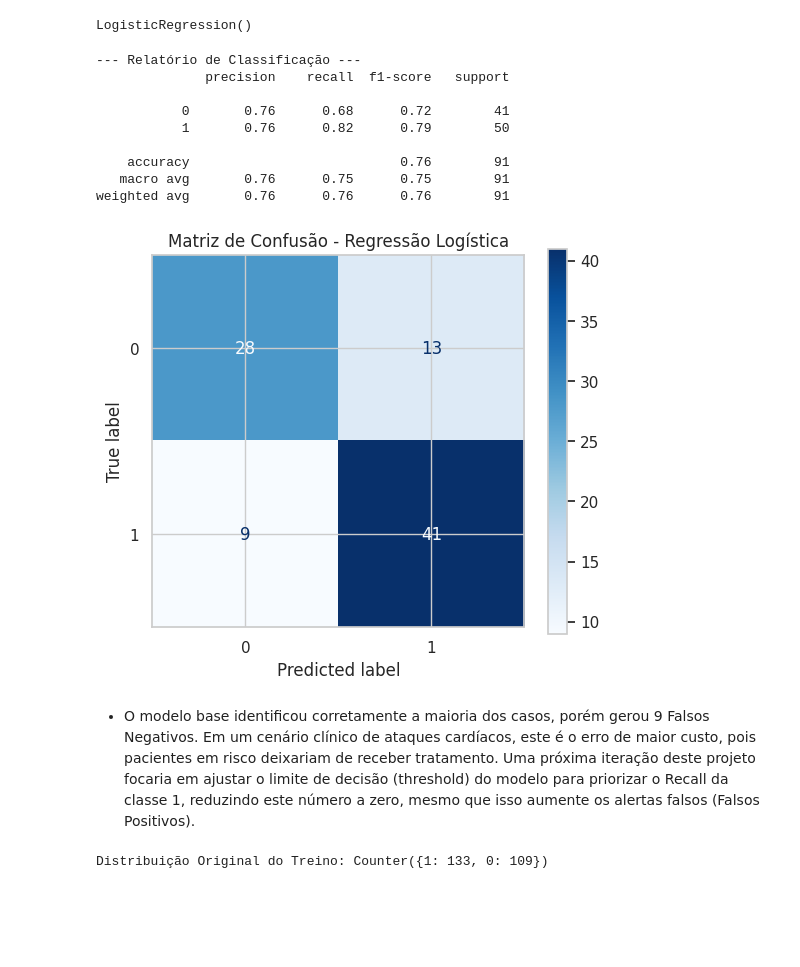
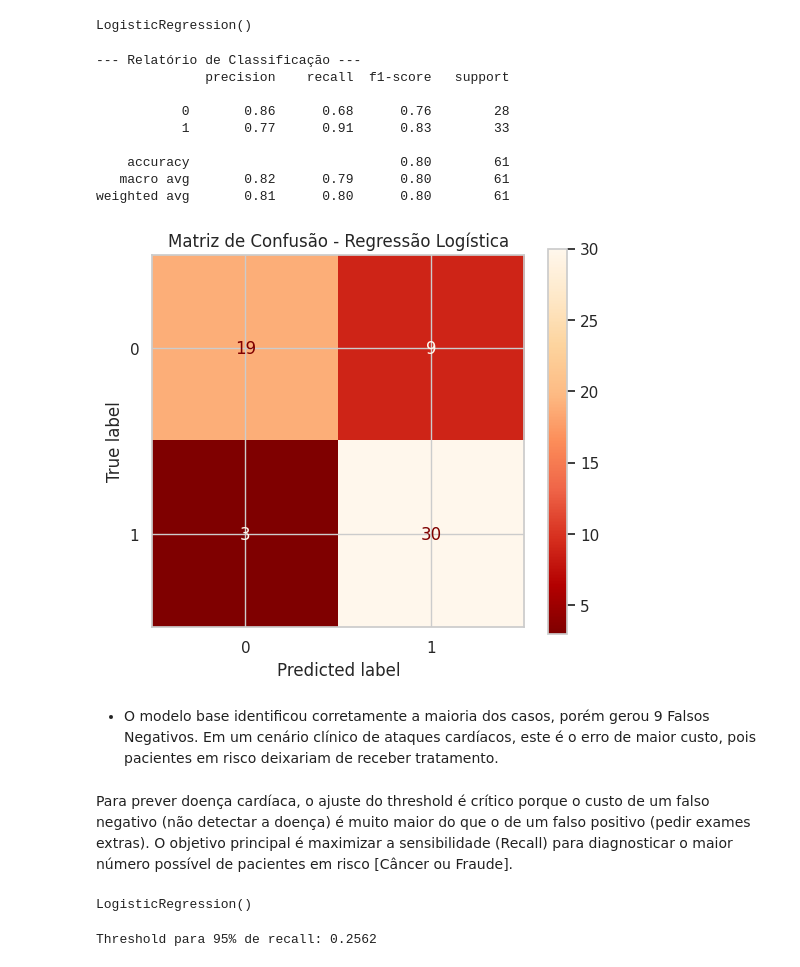
Before and after one commit to LarissaCns/Analise-Ataque-Cardiaco, a Jupyter notebook: analise-de-ataques-cardiacos.ipynb, the cells around one changed output. Drawn from its saved outputs; the diff is of its cells as text; code cells hidden in the pictures; blank space fills up the shorter version.

```diff
--- a/analise-de-ataques-cardiacos.ipynb
+++ b/analise-de-ataques-cardiacos.ipynb
@@ -30,2 +57,2 @@ for dirname, _, filenames in os.walk('/kaggle/input'):
 # %%
-df_raw = pd.read_csv('/kaggle/input/heart-attack-data-analysis/Heart Attack Data Set.csv')
+df_raw = pd.read_csv('./dados/Heart Attack Data Set.csv')
@@ -469,7 +538,7 @@ X = df_raw.drop('target', axis=1)
 y = df_raw['target']
 # %%
 # 2. Dividir os dados (70% para o modelo aprender, 30% para testarmos se ele aprendeu mesmo)
-X_train, X_test, y_train, y_test = train_test_split(X, y, test_size=0.3, random_state=42, stratify=y)
+X_train, X_test, y_train, y_test = train_test_split(X, y, test_size=0.2, random_state=42, stratify=y)
 # %%
 # 3. Padronização (Deixar tudo na mesma escala - CRUCIAL para esse modelo)
 scaler = StandardScaler()
@@ -492,20 +561,20 @@ print(classification_report(y_test, y_pred))
 --- Relatório de Classificação ---
               precision    recall  f1-score   support
 
-           0       0.76      0.68      0.72        41
-           1       0.76      0.82      0.79        50
+           0       0.86      0.68      0.76        28
+           1       0.77      0.91      0.83        33
 
-    accuracy                           0.76        91
-   macro avg       0.76      0.75      0.75        91
-weighted avg       0.76      0.76      0.76        91
+    accuracy                           0.80        61
+   macro avg       0.82      0.79      0.80        61
+weighted avg       0.81      0.80      0.80        61
 # %%
-# 7. Plotar a Matriz de Confusão de forma bonita
+# 7. Plotar a Matriz de Confusão
 fig, ax = plt.subplots(figsize=(6,5))
 disp = ConfusionMatrixDisplay(confusion_matrix=confusion_matrix(y_test, y_pred))
-disp.plot(cmap='Blues', ax=ax)
+disp.plot(cmap='OrRd_r', ax=ax)
 plt.title('Matriz de Confusão - Regressão Logística')
 plt.show()
 # %% [output]
-[figure, old version]
+[figure, new version]
 # %% [markdown]
-- O modelo base identificou corretamente a maioria dos casos, porém gerou 9 Falsos Negativos. Em um cenário clínico de ataques cardíacos, este é o erro de maior custo, pois pacientes em risco deixariam de receber tratamento. Uma próxima iteração deste projeto focaria em ajustar o limite de decisão (threshold) do modelo para priorizar o Recall da classe 1, reduzindo este número a zero, mesmo que isso aumente os alertas falsos (Falsos Positivos).
+- O modelo base identificou corretamente a maioria dos casos, porém gerou 9 Falsos Negativos. Em um cenário clínico de ataques cardíacos, este é o erro de maior custo, pois pacientes em risco deixariam de receber tratamento.
@@ -516,3 +581,5 @@ from imblearn.over_sampling import SMOTE
+# %% [markdown]
+Para prever doença cardíaca, o ajuste do threshold é crítico porque o custo de um falso negativo (não detectar a doença) é muito maior do que o de um falso positivo (pedir exames extras). O objetivo principal é maximizar a sensibilidade (Recall) para diagnosticar o maior número possível de pacientes em risco [Câncer ou Fraude].
 # %%
 X = df_raw.drop('target', axis=1)
 y = df_raw['target']
@@ -519,6 +587,0 @@ y = df_raw['target']
-# %%
-X_train, X_test, y_train, y_test = train_test_split(X, y, test_size=0.2, random_state=42)
-
-print(f"Distribuição Original do Treino: {Counter(y_train)}")
-# %% [output]
-Distribuição Original do Treino: Counter({1: 133, 0: 109})
@@ -524,0 +592,16 @@ Distribuição Original do Treino: Counter({1: 133, 0: 109})
+# %%
+modelo_rl = LogisticRegression()
+modelo_rl.fit(X_train_scaled, y_train)
+# %% [output]
+LogisticRegression()
+# %%
+prob_positiva = modelo_rl.predict_proba(X_test_scaled)[:, 1]
+
+precisions, recalls, thresholds = precision_recall_curve(y_test, prob_positiva)
+
+idx_95_recall = np.where(recalls >= 0.95)[0][-1]
+threshold_seguro = thresholds[idx_95_recall]
+
+print(f"Threshold para 95% de recall: {threshold_seguro:.4f}")
+# %% [output]
+Threshold para 95% de recall: 0.2562
```
Also changed, not shown: parts of 26 cells of this notebook, 2 other files.
